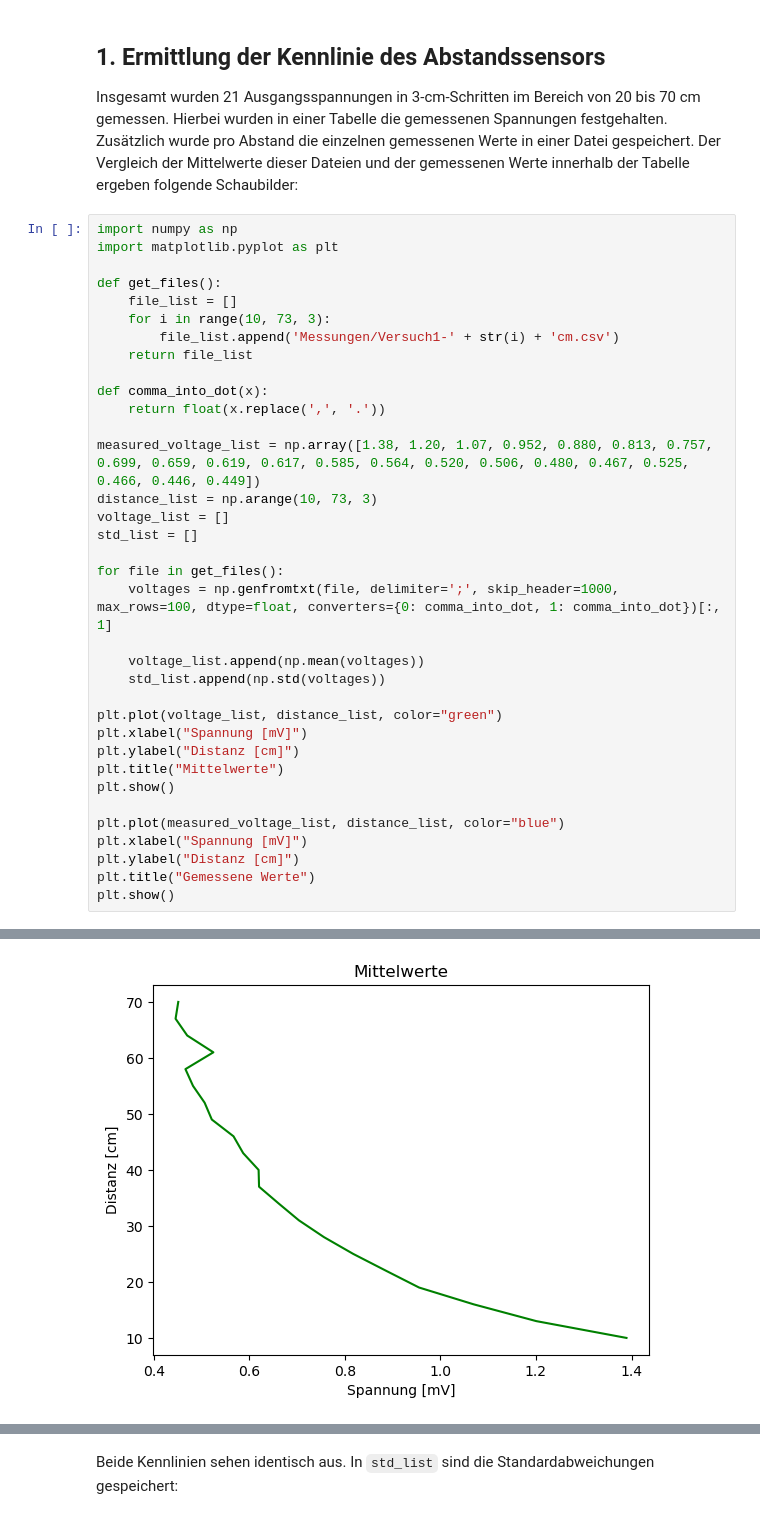
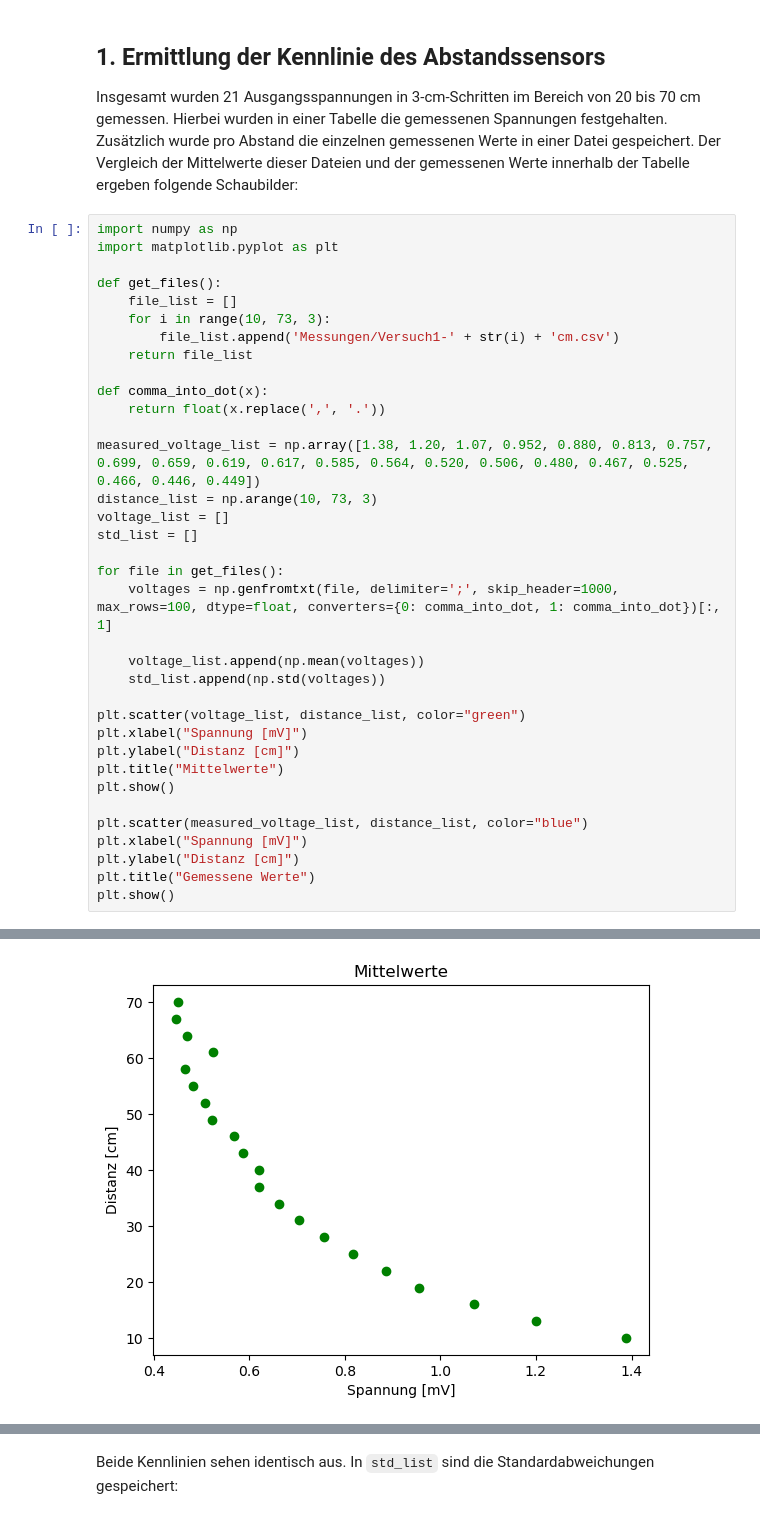
Before and after one commit to patri9ck/sss, a Jupyter notebook: versuch1/versuch1.ipynb, the cells around one changed output, grey strips where cells are left out. Saved outputs shown, nothing was run; the diff lists cells and outputs as text.

```diff
--- a/versuch1/versuch1.ipynb
+++ b/versuch1/versuch1.ipynb
@@ -26,13 +26,13 @@ for file in get_files():
     voltage_list.append(np.mean(voltages))
     std_list.append(np.std(voltages))
 
-plt.plot(voltage_list, distance_list, color="green")
+plt.scatter(voltage_list, distance_list, color="green")
 plt.xlabel("Spannung [mV]")
 plt.ylabel("Distanz [cm]")
 plt.title("Mittelwerte")
 plt.show()
 
-plt.plot(measured_voltage_list, distance_list, color="blue")
+plt.scatter(measured_voltage_list, distance_list, color="blue")
 plt.xlabel("Spannung [mV]")
 plt.ylabel("Distanz [cm]")
 plt.title("Gemessene Werte")
@@ -42 +41 @@ The history saving thread hit an unexpected error (OperationalError('attempt to
-[figure, old version]
+[figure, new version]
```
Also changed, not shown: parts of 4 cells of this notebook, 1 other file.
